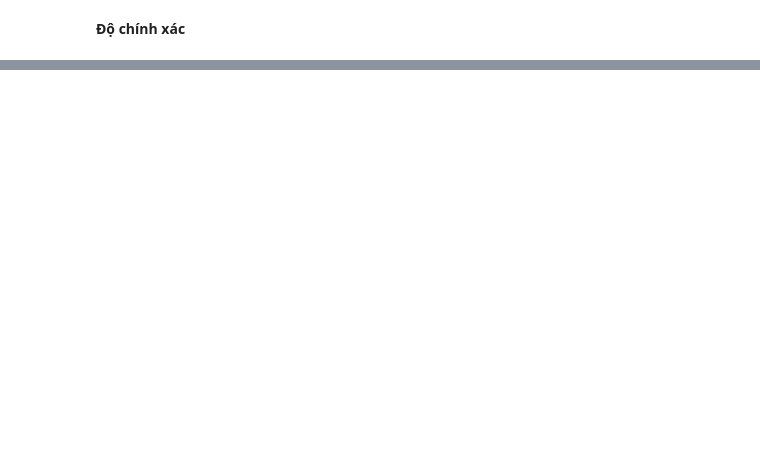
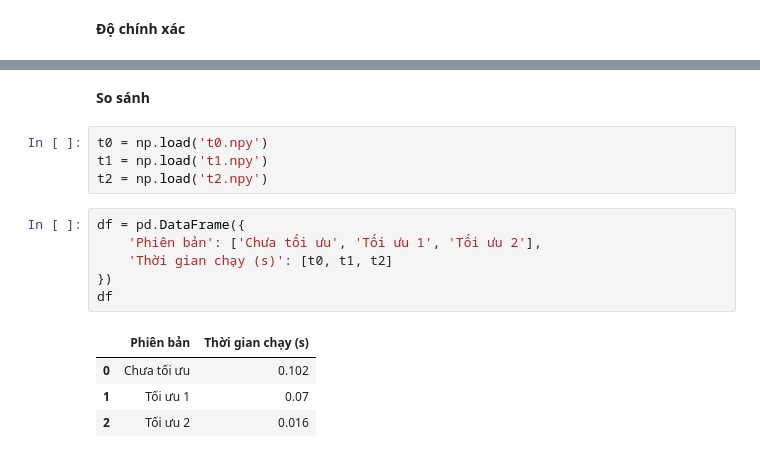
Before and after one commit to kolee1902/APP_Changing_Image_Background_UNET, a Jupyter notebook: Group02_Report_W9.ipynb, the cells around one changed output, grey strips where cells are left out. Drawn from its saved outputs; the diff is of its cells as text; blank space fills up the shorter version.

```diff
--- a/Group02_Report_W9.ipynb
+++ b/Group02_Report_W9.ipynb
@@ -2358,0 +2347,17 @@ Checking difference 0.05467696672091115
+# %% [markdown]
+**So sánh**
+# %%
+t0 = np.load('t0.npy')
+t1 = np.load('t1.npy')
+t2 = np.load('t2.npy')
+# %%
+df = pd.DataFrame({
+    'Phiên bản': ['Chưa tối ưu', 'Tối ưu 1', 'Tối ưu 2'],
+    'Thời gian chạy (s)': [t0, t1, t2]
+})
+df
+# %% [output]
+|  | Phiên bản | Thời gian chạy (s) |
+| 0 | Chưa tối ưu | 0.102 |
+| 1 | Tối ưu 1 | 0.07 |
+| 2 | Tối ưu 2 | 0.016 |
```
Also changed, not shown: parts of 21 cells of this notebook.
